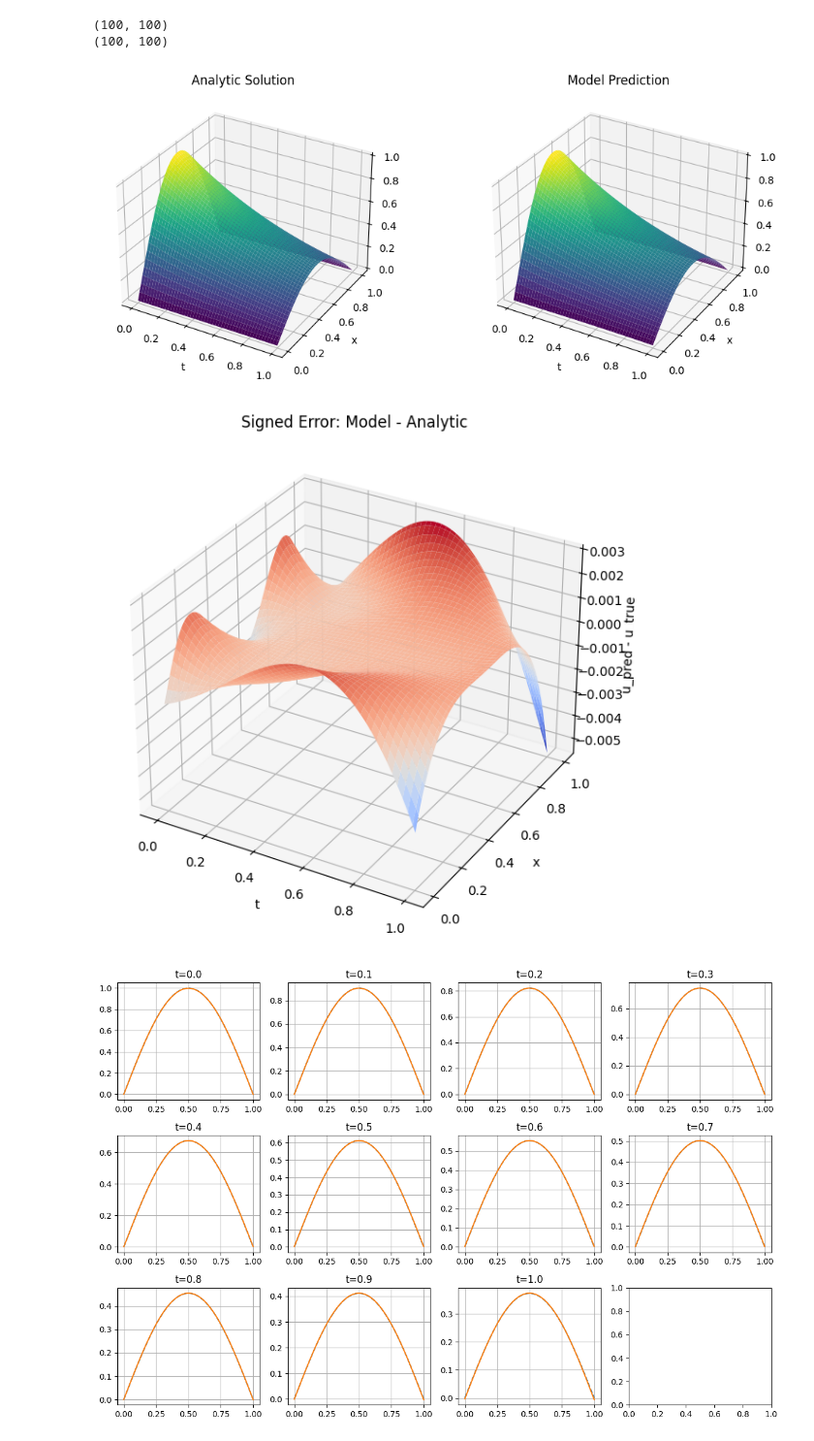
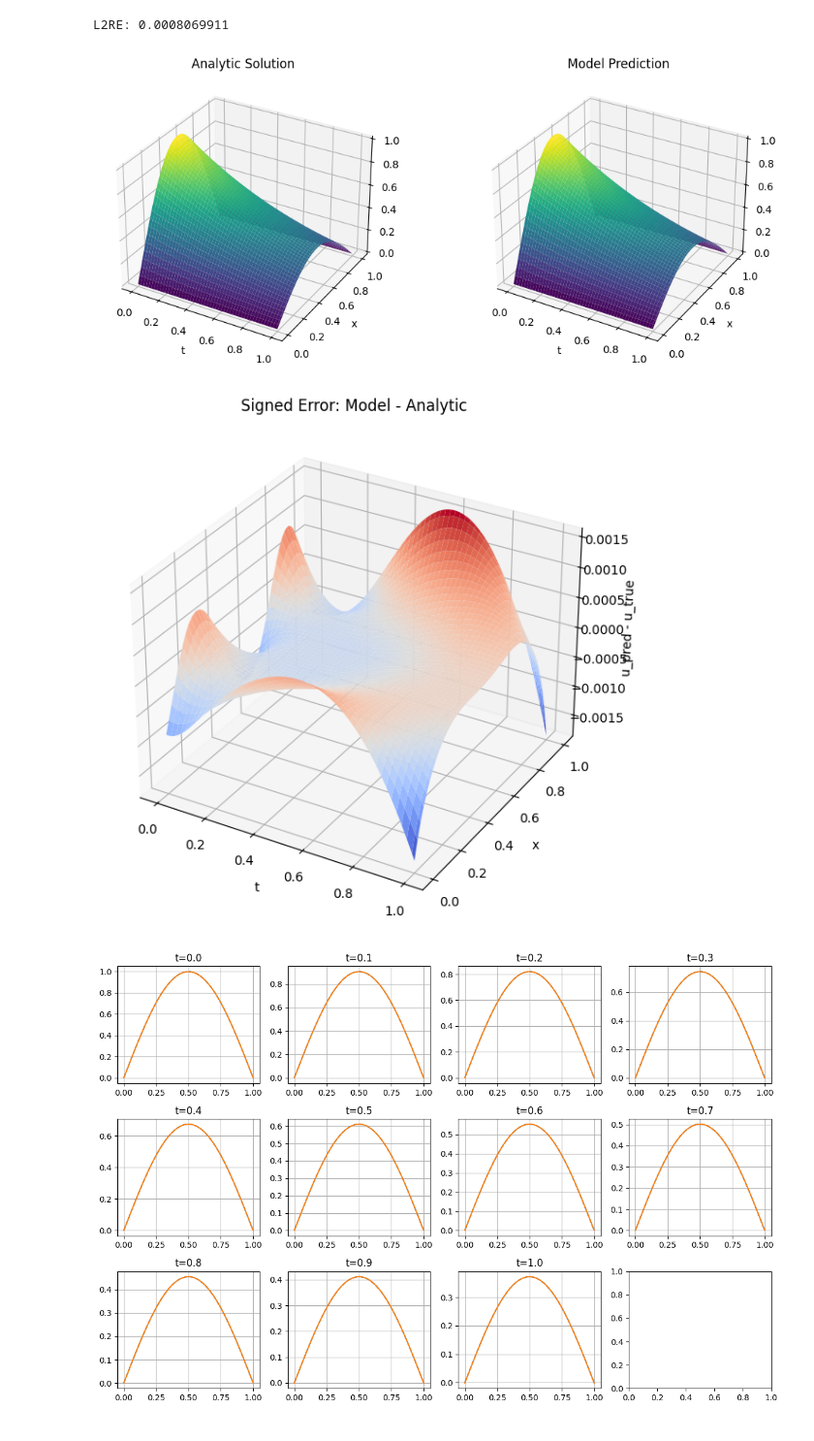
Before and after one commit to VictorSu33/DiffEqML, a Jupyter notebook: 1dheat.ipynb, the cells around one changed output. Shown at 97% size. Drawn from its saved outputs; the diff is of its cells as text; code cells hidden in the pictures.

```diff
--- a/1dheat.ipynb
+++ b/1dheat.ipynb
@@ -22,6 +22,10 @@ u_b = torch.zeros(100,1)
 
 x_init = torch.cat([torch.zeros(50,1),torch.rand(50,1)], dim = 1)
 u_init = torch.sin(torch.pi * x_init[:, 1:])
+# %%
+# Sample collocation points
+N_col = 1000
+X_col = neural.sample(dim=2, N=N_col, domain_map=neural.identity_map, device='cpu')
 # %%
 # boundary points
 t_b = x_b[:, 0].detach().numpy()
@@ -48,5 +57,5 @@ plt.show()
 # %%
-model = neural.FCN(2,1, 10,5)
+model = neural.FCN(2,1, 20,5)
 
 model
 # %% [output]
@@ -86,5 +93,5 @@ optimizer = torch.optim.Adam(model.parameters(), lr=1e-4)
 X_data = torch.cat([x_b,x_init], dim = 0)
 U_data = torch.cat([u_b, u_init], dim=0)
 
-neural.train(50000, optimizer, X_data, U_data, model, residual_fn, 1, 2, 1000)
+losses, losses_data, losses_phys, *_ = neural.train(30000, optimizer, X_data, U_data, model, residual_fn, 1, X_col)
 # %% [output]
@@ -136,13 +144,18 @@ x = torch.linspace(0, 1, N)
 T, X = torch.meshgrid(t, x, indexing='ij')  # shape (N, N)
 
 # flatten for model input
-u_true = analytic_solution(X, T).detach().cpu().numpy()
+u_true = analytic_solution(X, T).detach()
 
 model.eval()
 
 data = torch.stack([T.reshape(-1), X.reshape(-1)], dim=1)
 with torch.no_grad():
-    u_pred = model(data).reshape(N, N).cpu().numpy()
+    u_pred = model(data).reshape(N, N)
+
+print("L2RE:", neural.L2RE(u_pred,u_true))
+
+u_true = u_true.cpu().numpy()
+u_pred = u_pred.cpu().numpy()
 
 T_np = T.numpy()
 X_np = X.numpy()
@@ -153,36 +166,35 @@ ax1 = fig.add_subplot(121, projection='3d')
 ax1.plot_surface(T_np, X_np, u_true, cmap='viridis')
 ax1.set_title("Analytic Solution")
 ax1.set_xlabel("t")
 ax1.set_ylabel("x")
 
 # --- model ---
 ax2 = fig.add_subplot(122, projection='3d')
 ax2.plot_surface(T_np, X_np, u_pred, cmap='viridis')
 ax2.set_title("Model Prediction")
 ax2.set_xlabel("t")
 ax2.set_ylabel("x")
 plt.show()
 
 
 diff = u_pred - u_true
 
 fig = plt.figure(figsize=(8, 6))
 ax = fig.add_subplot(111, projection="3d")
 
 ax.plot_surface(T_np, X_np, diff, cmap="coolwarm")
 
 ax.set_title("Signed Error: Model - Analytic")
 ax.set_xlabel("t")
 ax.set_ylabel("x")
 ax.set_zlabel("u_pred - u_true")
 
 plt.tight_layout()
 plt.show()
 # %% [output]
-(100, 100)
-(100, 100)
+L2RE: 0.0008069911
 [figure]
-[figure, old version]
+[figure, new version]
 # %%
 N_x = 200
 x = torch.linspace(0, 1, N_x).reshape(-1,1)
```
Also changed, not shown: parts of 6 cells of this notebook, 21 other files.
